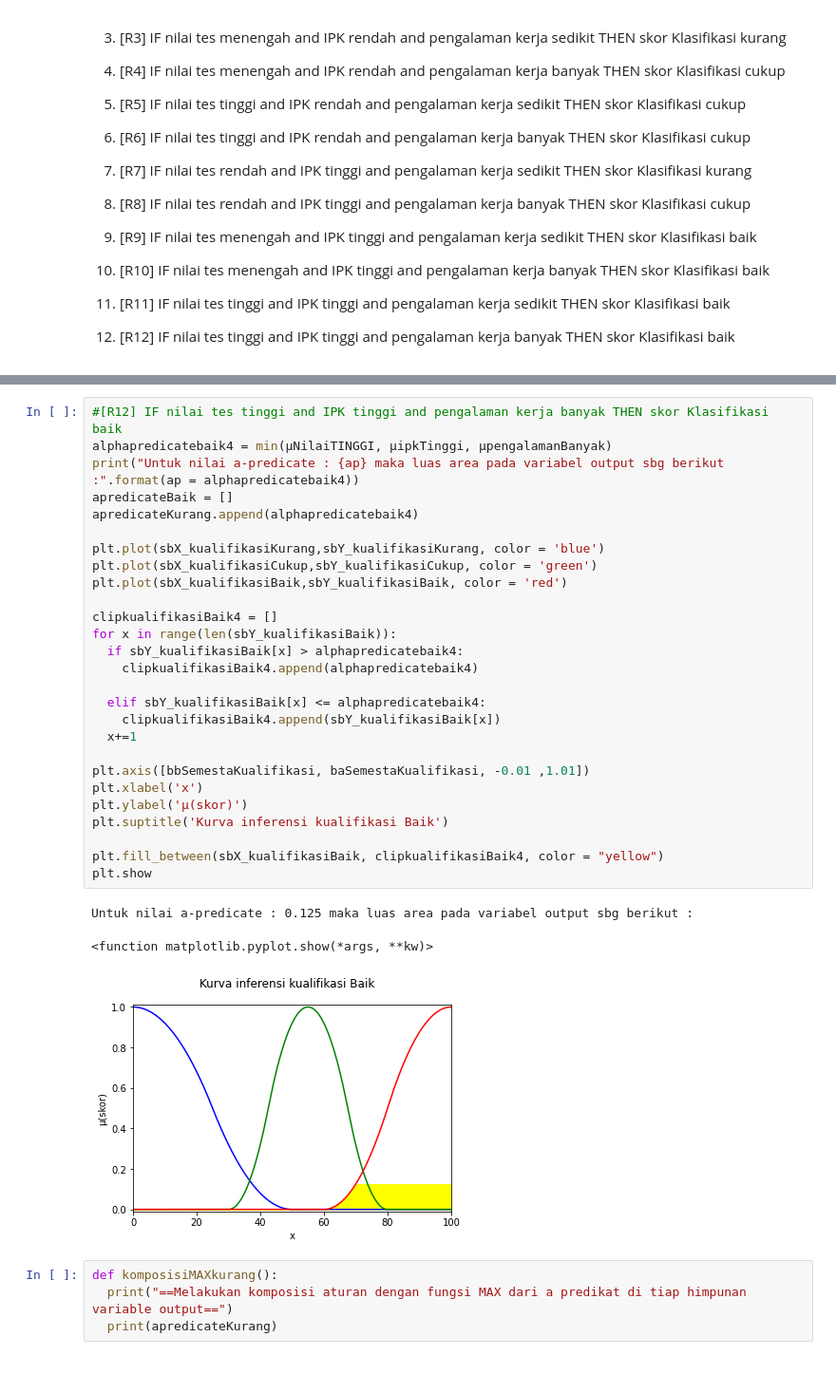
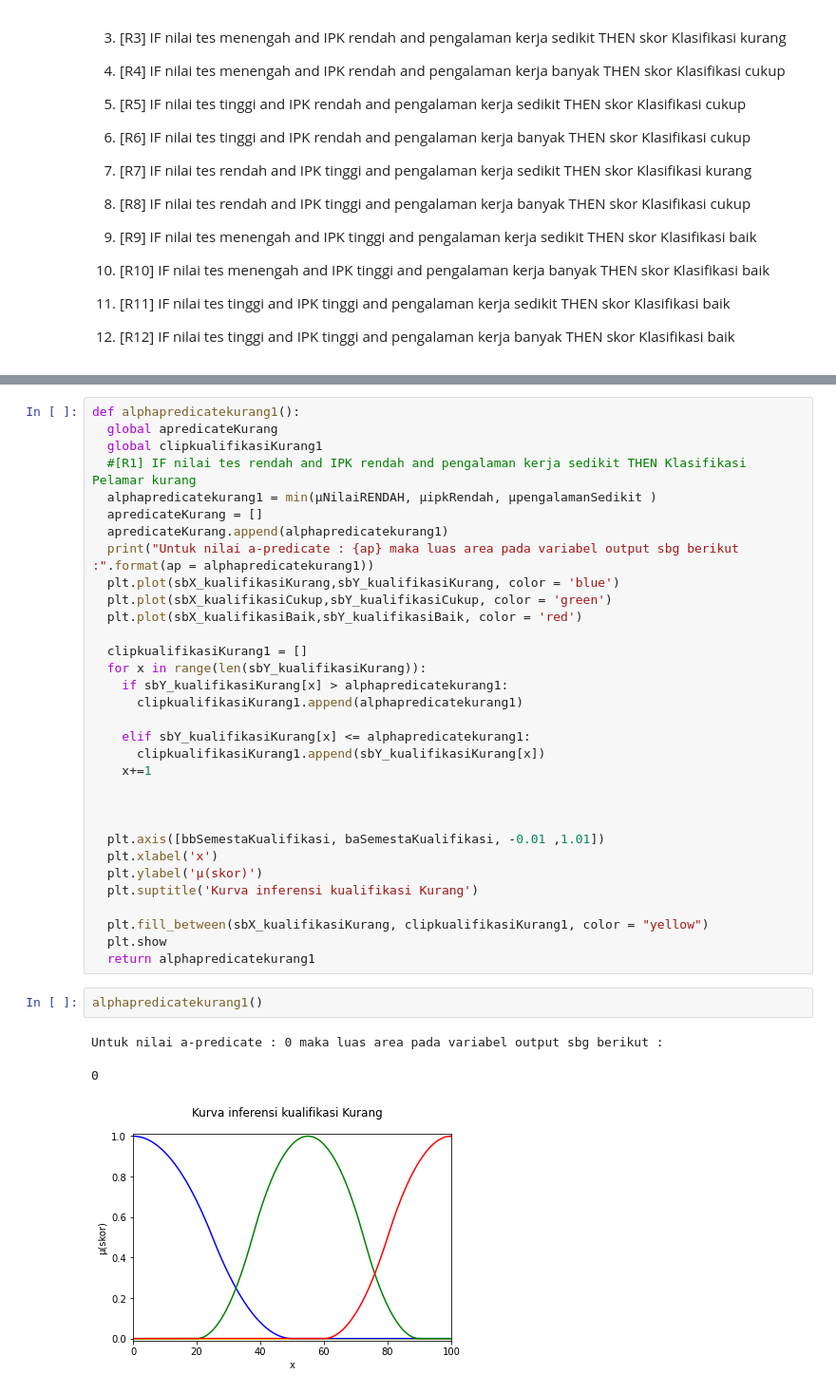
Before and after one commit to ImamSyabana/aplikasi-Fuzzy-Inference-System, a Jupyter notebook: bismillahFIS.ipynb, the cells around one changed output, grey strips where cells are left out. Shown at 95% size. Saved outputs shown, nothing was run; the diff lists cells and outputs as text.

```diff
--- a/bismillahFIS.ipynb
+++ b/bismillahFIS.ipynb
@@ -1581,35 +1230,38 @@ Untuk nilai a-predicate : 0.125 maka luas area pada variabel output sbg berikut
-# %%
-#[R12] IF nilai tes tinggi and IPK tinggi and pengalaman kerja banyak THEN skor Klasifikasi baik
-alphapredicatebaik4 = min(μNilaiTINGGI, μipkTinggi, μpengalamanBanyak)
-print("Untuk nilai a-predicate : {ap} maka luas area pada variabel output sbg berikut :".format(ap = alphapredicatebaik4))
-apredicateBaik = []
-apredicateKurang.append(alphapredicatebaik4)
-
-plt.plot(sbX_kualifikasiKurang,sbY_kualifikasiKurang, color = 'blue')
-plt.plot(sbX_kualifikasiCukup,sbY_kualifikasiCukup, color = 'green')
-plt.plot(sbX_kualifikasiBaik,sbY_kualifikasiBaik, color = 'red')
-
-clipkualifikasiBaik4 = []
-for x in range(len(sbY_kualifikasiBaik)):
-  if sbY_kualifikasiBaik[x] > alphapredicatebaik4:
-    clipkualifikasiBaik4.append(alphapredicatebaik4)
-
-  elif sbY_kualifikasiBaik[x] <= alphapredicatebaik4:
-    clipkualifikasiBaik4.append(sbY_kualifikasiBaik[x])
-  x+=1
-
-plt.axis([bbSemestaKualifikasi, baSemestaKualifikasi, -0.01 ,1.01])
-plt.xlabel('x')
-plt.ylabel('μ(skor)')
-plt.suptitle('Kurva inferensi kualifikasi Baik')
-
-plt.fill_between(sbX_kualifikasiBaik, clipkualifikasiBaik4, color = "yellow")
-plt.show
-# %% [output]
-Untuk nilai a-predicate : 0.125 maka luas area pada variabel output sbg berikut :
-<function matplotlib.pyplot.show(*args, **kw)>
-[figure, removed]
-# %%
-def komposisiMAXkurang():
-  print("==Melakukan komposisi aturan dengan fungsi MAX dari a predikat di tiap himpunan variable output==")
-  print(apredicateKurang)
+# %%
+def alphapredicatekurang1():
+  global apredicateKurang
+  global clipkualifikasiKurang1
+  #[R1] IF nilai tes rendah and IPK rendah and pengalaman kerja sedikit THEN Klasifikasi Pelamar kurang
+  alphapredicatekurang1 = min(μNilaiRENDAH, μipkRendah, μpengalamanSedikit )
+  apredicateKurang = []
+  apredicateKurang.append(alphapredicatekurang1)
+  print("Untuk nilai a-predicate : {ap} maka luas area pada variabel output sbg berikut :".format(ap = alphapredicatekurang1))
+  plt.plot(sbX_kualifikasiKurang,sbY_kualifikasiKurang, color = 'blue')
+  plt.plot(sbX_kualifikasiCukup,sbY_kualifikasiCukup, color = 'green')
+  plt.plot(sbX_kualifikasiBaik,sbY_kualifikasiBaik, color = 'red')
+
+  clipkualifikasiKurang1 = []
+  for x in range(len(sbY_kualifikasiKurang)):
+    if sbY_kualifikasiKurang[x] > alphapredicatekurang1:
+      clipkualifikasiKurang1.append(alphapredicatekurang1)
+
+    elif sbY_kualifikasiKurang[x] <= alphapredicatekurang1:
+      clipkualifikasiKurang1.append(sbY_kualifikasiKurang[x])
+    x+=1
+
+
+
+  plt.axis([bbSemestaKualifikasi, baSemestaKualifikasi, -0.01 ,1.01])
+  plt.xlabel('x')
+  plt.ylabel('μ(skor)')
+  plt.suptitle('Kurva inferensi kualifikasi Kurang')
+
+  plt.fill_between(sbX_kualifikasiKurang, clipkualifikasiKurang1, color = "yellow")
+  plt.show
+  return alphapredicatekurang1
+# %%
+alphapredicatekurang1()
+# %% [output]
+Untuk nilai a-predicate : 0 maka luas area pada variabel output sbg berikut :
+0
+[figure, added]
```
Also changed, not shown: parts of 61 cells of this notebook.
